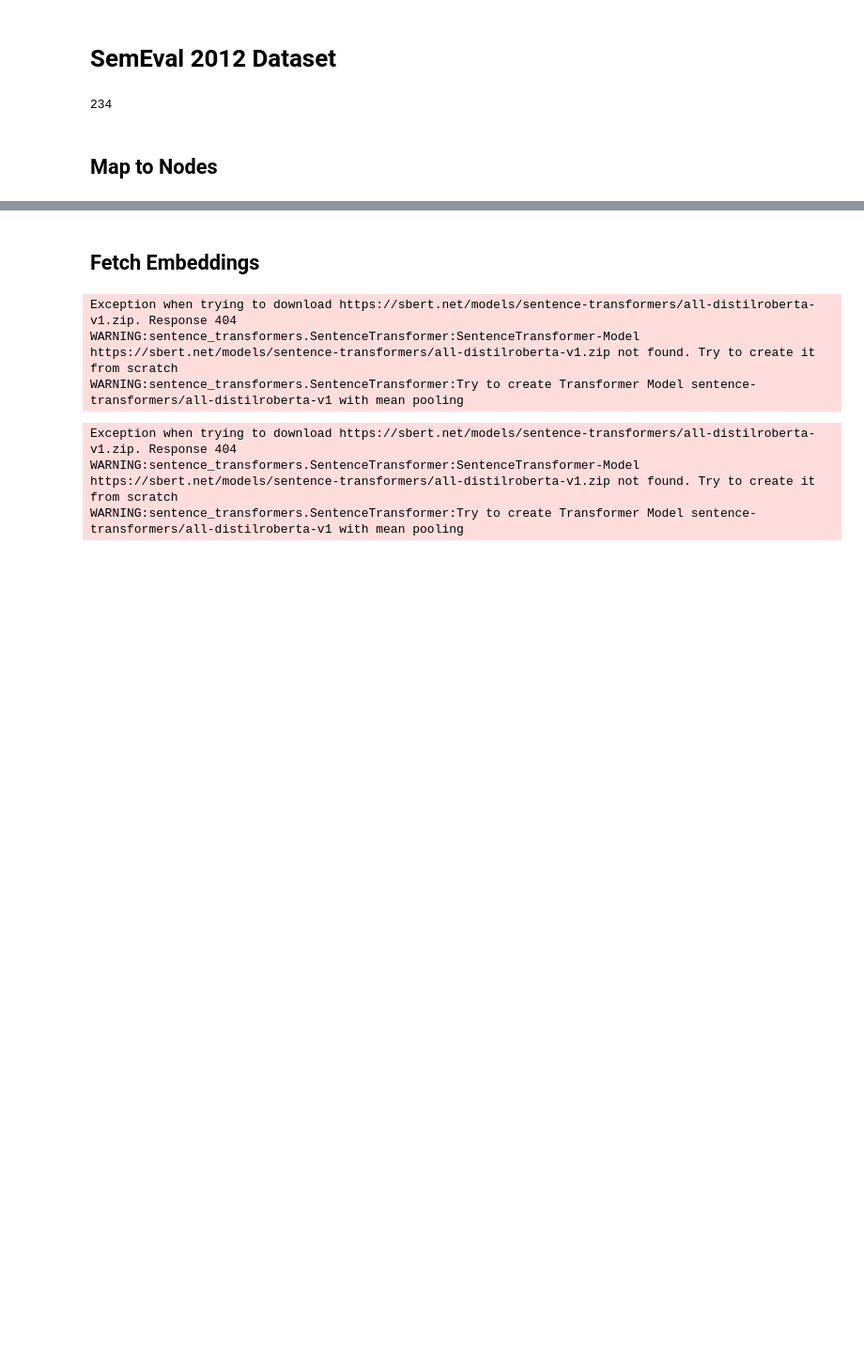
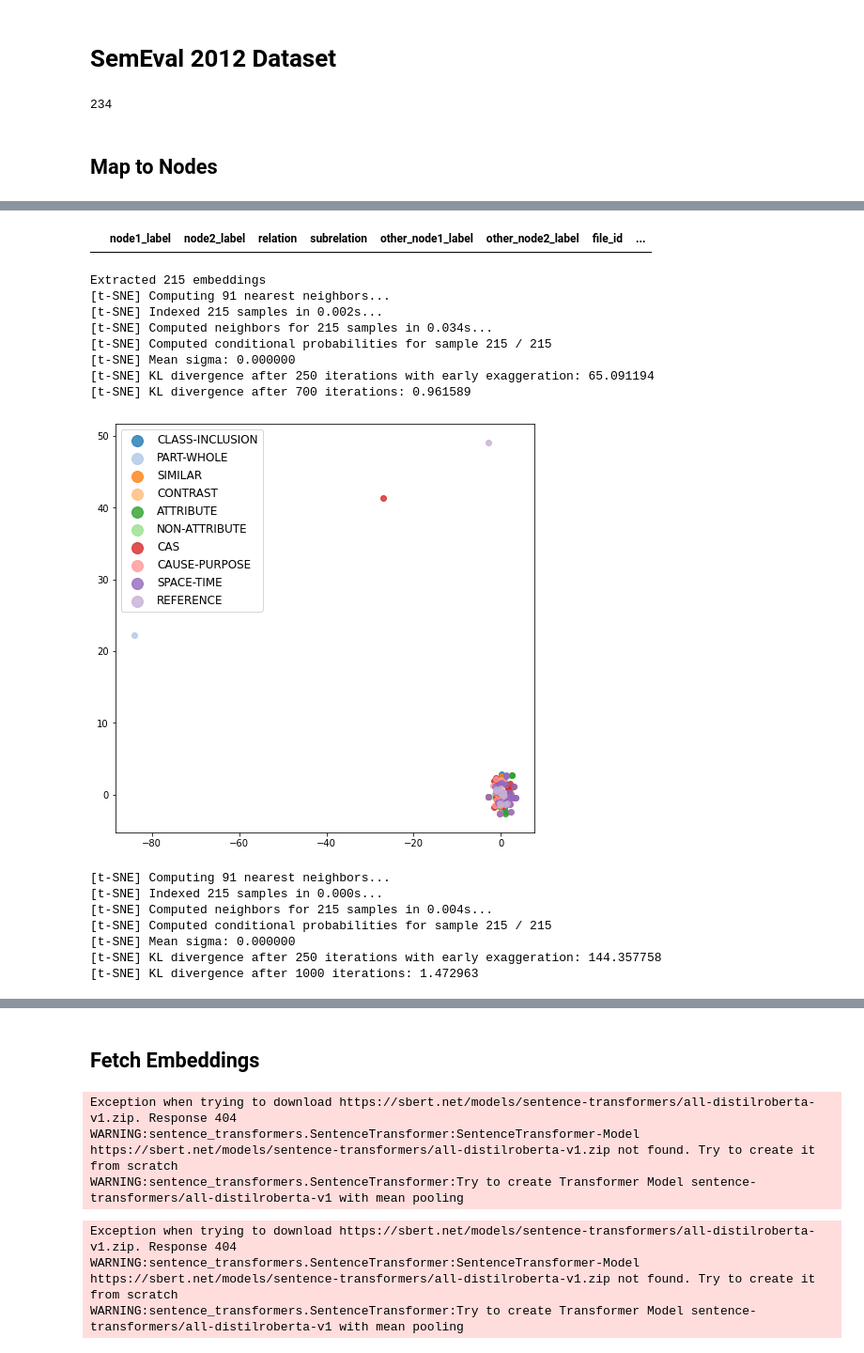
Before and after one commit to usc-isi-i2/wd-similarity, a Jupyter notebook: Analogical Proj Experiments.ipynb, the cells around one changed output, grey strips where cells are left out. Shown at 94% size. Drawn from its saved outputs; the diff is of its cells as text; code cells hidden in the pictures; blank space fills up the shorter version.

```diff
--- a/Analogical Proj Experiments.ipynb
+++ b/Analogical Proj Experiments.ipynb
@@ -1752,0 +1838,23 @@ with open(COMPLEX_EMB_SOURCE_FILE) as complex_file:
+# %%
+sem_eval_df[sem_eval_df.cosSim > 0.5]
+# %% [output]
+|  | node1_label | node2_label | relation | subrelation | other_node1_label | other_node2_label | file_id | ... |
+# %%
+analyse_tsne_clusters(sem_eval_df)
+# %% [output]
+Extracted 215 embeddings
+[t-SNE] Computing 91 nearest neighbors...
+[t-SNE] Indexed 215 samples in 0.002s...
+[t-SNE] Computed neighbors for 215 samples in 0.034s...
+[t-SNE] Computed conditional probabilities for sample 215 / 215
+[t-SNE] Mean sigma: 0.000000
+[t-SNE] KL divergence after 250 iterations with early exaggeration: 65.091194
+[t-SNE] KL divergence after 700 iterations: 0.961589
+[figure, added]
+[t-SNE] Computing 91 nearest neighbors...
+[t-SNE] Indexed 215 samples in 0.000s...
+[t-SNE] Computed neighbors for 215 samples in 0.004s...
+[t-SNE] Computed conditional probabilities for sample 215 / 215
+[t-SNE] Mean sigma: 0.000000
+[t-SNE] KL divergence after 250 iterations with early exaggeration: 144.357758
+[t-SNE] KL divergence after 1000 iterations: 1.472963
```
Also changed, not shown: parts of 55 cells of this notebook, 2 other files.
